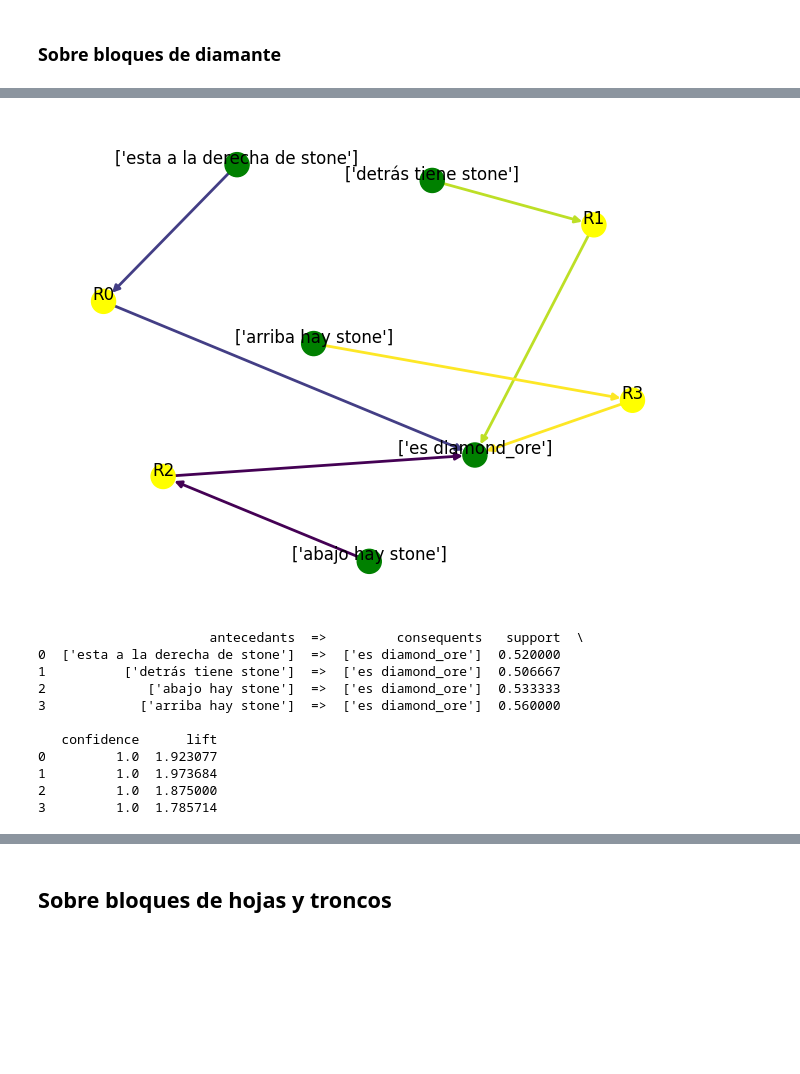
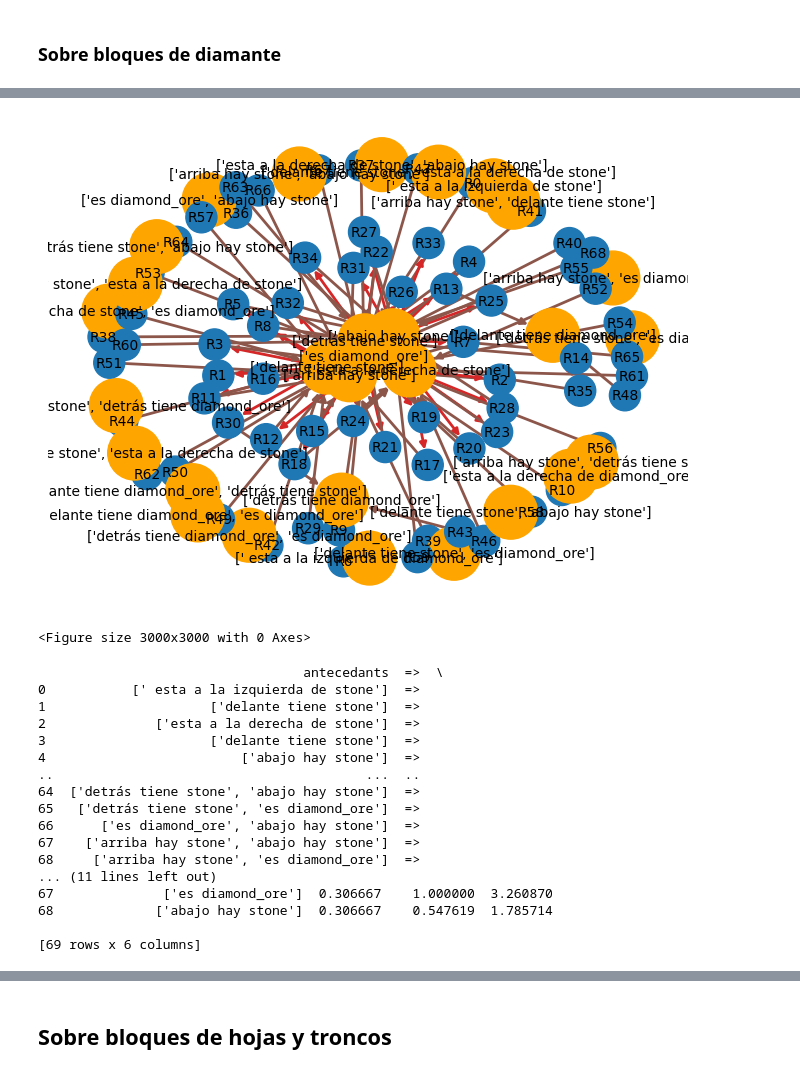
Before and after one commit to MrtC101/spatial-association-rules-mining, a Jupyter notebook: proyecto_final/code/python/Analisis.ipynb, the cells around one changed output, grey strips where cells are left out. Cells and saved outputs as stored; diff of their text form; code cells hidden in the pictures; blank space fills up the shorter version.

```diff
--- a/proyecto_final/code/python/Analisis.ipynb
+++ b/proyecto_final/code/python/Analisis.ipynb
@@ -520,20 +521,27 @@ rules.to_csv("..\\..\\Data\\rulesDiamon50x90.csv",sep=";");
 # %%
 import apriori as ap
 import pandas as pd
-rules = pd.read_csv("..\\..\\Data\\rulesDiamon50x90.csv",sep=";");
+rules = pd.read_csv("..\\..\\Data\\rulesDiamon25x50.csv",sep=";");
 rules = rules.drop(rules.columns[0],axis=1);
 ap.plot(rules)
 print(rules)
 # %% [output]
-[figure, old version]
+[figure, new version]
-                      antecedants  =>         consequents   support  \
-0  ['esta a la derecha de stone']  =>  ['es diamond_ore']  0.520000
-1          ['detrás tiene stone']  =>  ['es diamond_ore']  0.506667
-2             ['abajo hay stone']  =>  ['es diamond_ore']  0.533333
-3            ['arriba hay stone']  =>  ['es diamond_ore']  0.560000
-
-   confidence      lift
-0         1.0  1.923077
-1         1.0  1.973684
-2         1.0  1.875000
-3         1.0  1.785714
+<Figure size 3000x3000 with 0 Axes>
+                                  antecedants  =>  \
+0           [' esta a la izquierda de stone']  =>
+1                     ['delante tiene stone']  =>
+2              ['esta a la derecha de stone']  =>
+3                     ['delante tiene stone']  =>
+4                         ['abajo hay stone']  =>
+..                                        ...  ..
+64  ['detrás tiene stone', 'abajo hay stone']  =>
+65   ['detrás tiene stone', 'es diamond_ore']  =>
+66      ['es diamond_ore', 'abajo hay stone']  =>
+67    ['arriba hay stone', 'abajo hay stone']  =>
+68     ['arriba hay stone', 'es diamond_ore']  =>
+... (11 lines left out)
+67              ['es diamond_ore']  0.306667    1.000000  3.260870
+68             ['abajo hay stone']  0.306667    0.547619  1.785714
+
+[69 rows x 6 columns]
```
Also changed, not shown: parts of 7 cells of this notebook, 7 other files.
